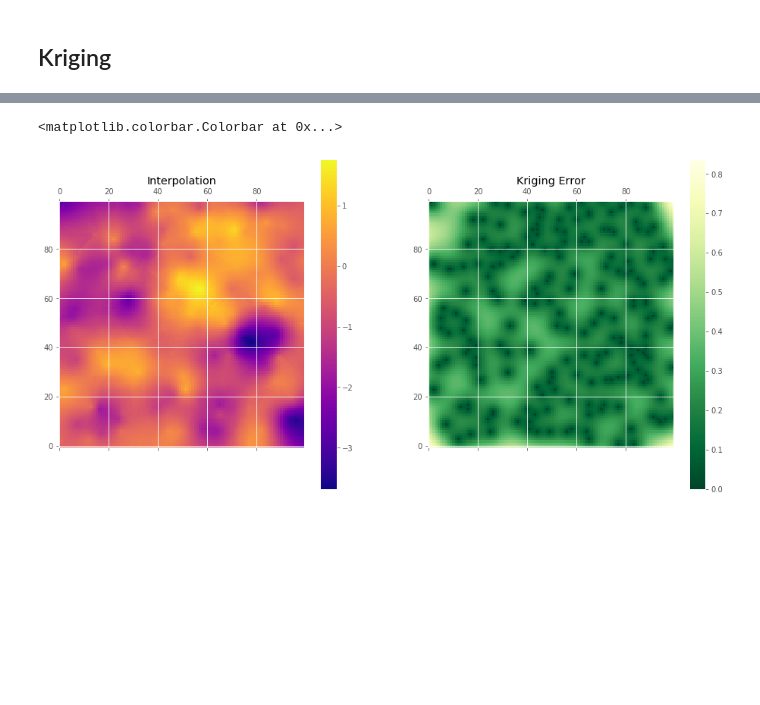
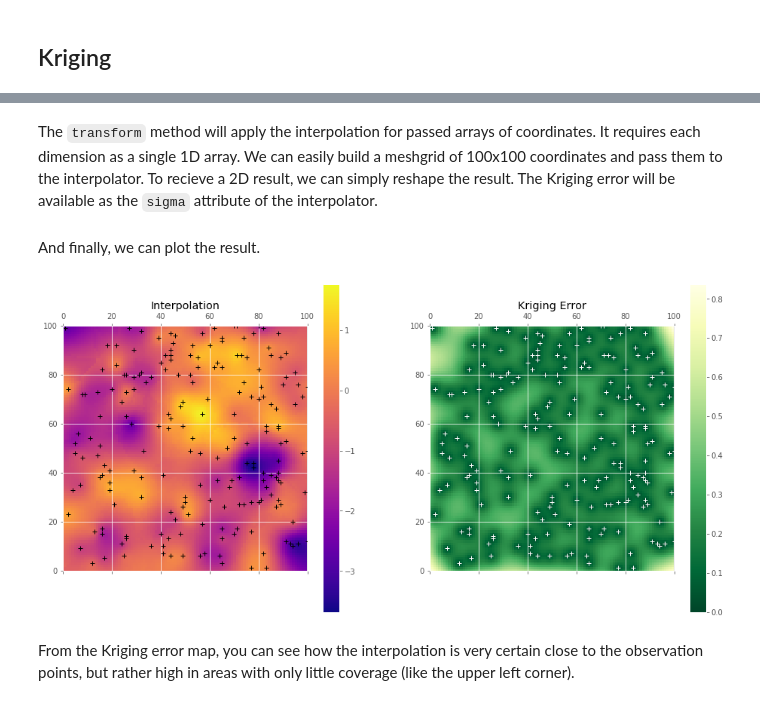
Before and after one commit to mmaelicke/scikit-gstat, a Jupyter notebook: docs/tutorials/01_getting_started.ipynb, the cells around one changed output, grey strips where cells are left out. Cells and saved outputs as stored; diff of their text form; code cells hidden in the pictures; blank space fills up the shorter version.

```diff
--- a/docs/tutorials/01_getting_started.ipynb
+++ b/docs/tutorials/01_getting_started.ipynb
@@ -44,19 +145,30 @@ Warning: compiled_model is deprecated and will be removed. Use Variogram.fitted_
 # %%
 ok = OrdinaryKriging(V, min_points=5, max_points=15, mode='exact')
+# %% [markdown]
+The `transform` method will apply the interpolation for passed arrays of coordinates. It requires each dimension as a single 1D array. We can easily build a meshgrid of 100x100 coordinates and pass them to the interpolator. To recieve a 2D result, we can simply reshape the result. The Kriging error will be available as the `sigma` attribute of the interpolator.
 # %%
 # build the target grid
 xx, yy = np.mgrid[0:99:100j, 0:99:100j]
 field = ok.transform(xx.flatten(), yy.flatten()).reshape(xx.shape)
 s2 = ok.sigma.reshape(xx.shape)
+# %% [markdown]
+And finally, we can plot the result.
 # %%
 fig, axes = plt.subplots(1, 2, figsize=(16, 8))
 
 art = axes[0].matshow(field.T, origin='lower', cmap='plasma')
 axes[0].set_title('Interpolation')
+axes[0].plot(data.x, data.y, '+k')
+axes[0].set_xlim((0,100))
+axes[0].set_ylim((0,100))
 plt.colorbar(art, ax=axes[0])
 art = axes[1].matshow(s2.T, origin='lower', cmap='YlGn_r')
 axes[1].set_title('Kriging Error')
 plt.colorbar(art, ax=axes[1])
+axes[1].plot(data.x, data.y, '+w')
+axes[1].set_xlim((0,100))
+axes[1].set_ylim((0,100));
 # %% [output]
-<matplotlib.colorbar.Colorbar at 0x...>
-[figure, old version]
+[figure, new version]
+# %% [markdown]
+From the Kriging error map, you can see how the interpolation is very certain close to the observation points, but rather high in areas with only little coverage (like the upper left corner).
```
Also changed, not shown: parts of 22 cells of this notebook, 8 other files.
